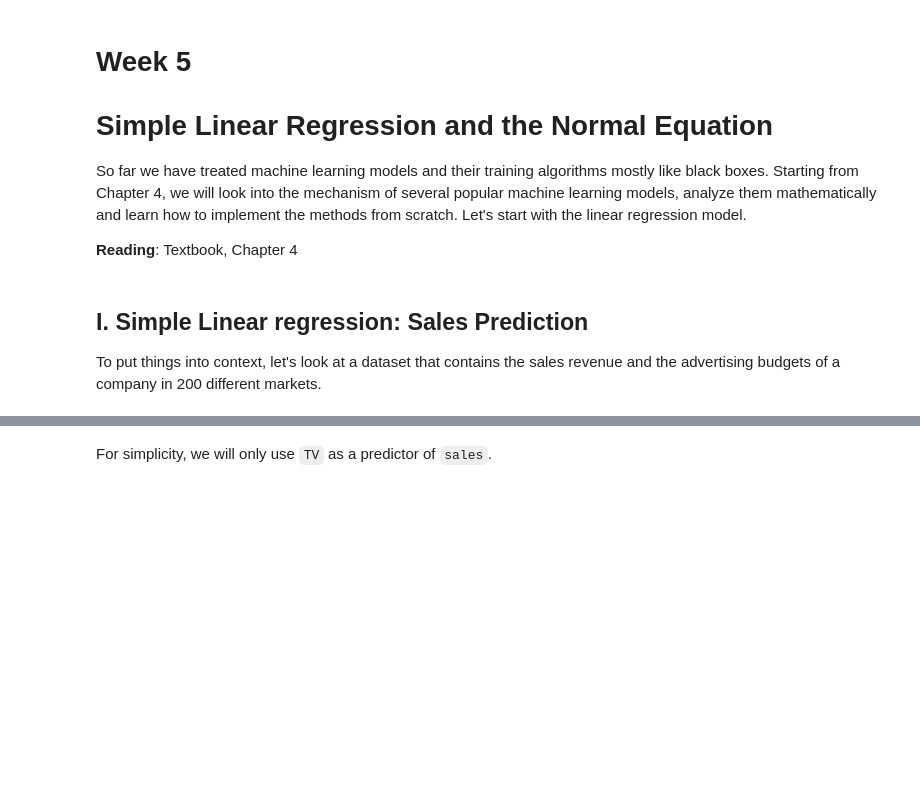
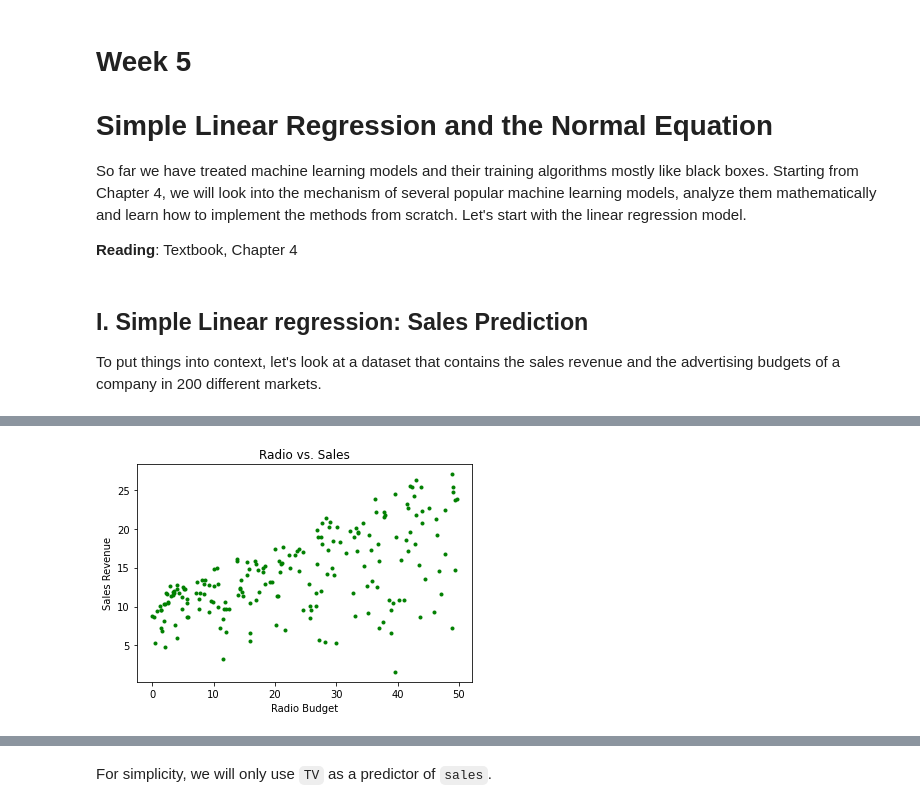
Before and after one commit to ch00226855/CMP414765Spring2021, a Jupyter notebook: Week05_LinearRegression.ipynb, the cells around one changed output, grey strips where cells are left out. Saved outputs shown, nothing was run; the diff lists cells and outputs as text; code cells hidden in the pictures; blank space fills up the shorter version.

```diff
--- a/Week05_LinearRegression.ipynb
+++ b/Week05_LinearRegression.ipynb
@@ -37,2 +70,13 @@ plt.show() # this is needed in other Python environments
+# %%
+# Exercise:
+# plot radio vs. sales
+
+plt.plot(advertising['radio'], advertising['sales'], 'g.')
+plt.title("Radio vs. Sales")
+plt.xlabel("Radio Budget")
+plt.ylabel("Sales Revenue")
+plt.savefig("RadiovsSales.png")
+# %% [output]
+[figure, added]
 # %%
 # Exercise:
```
Also changed, not shown: parts of 12 cells of this notebook.
